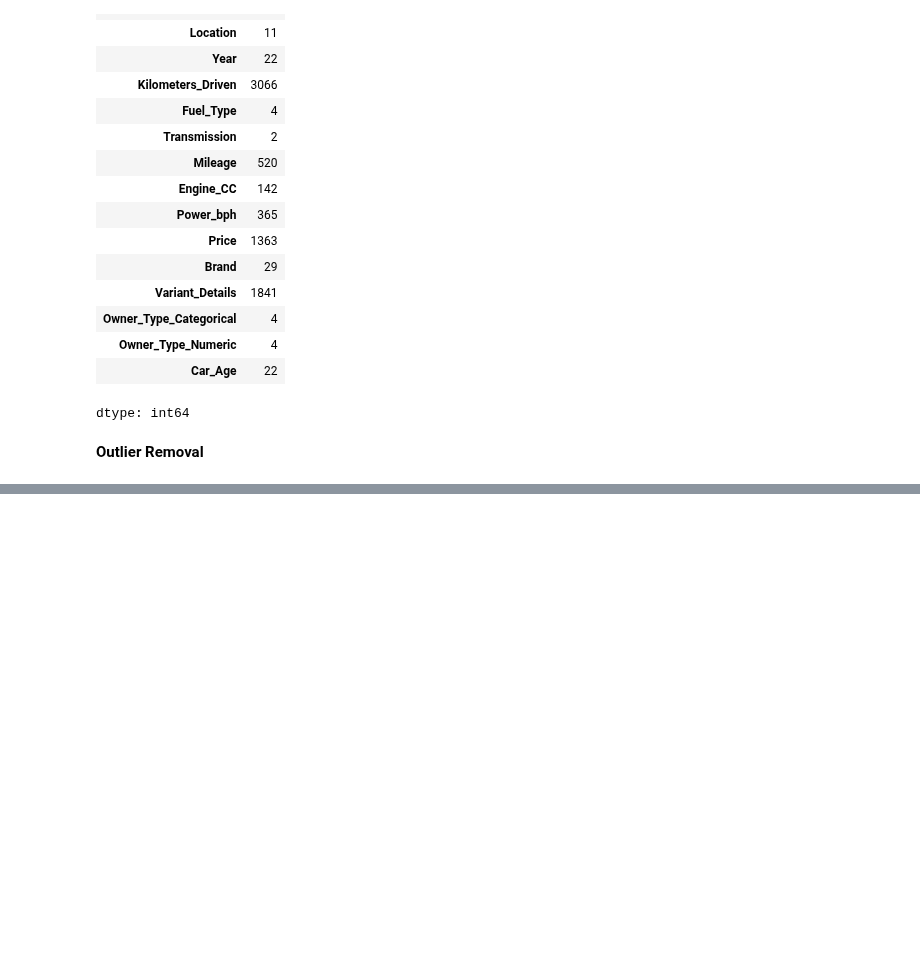
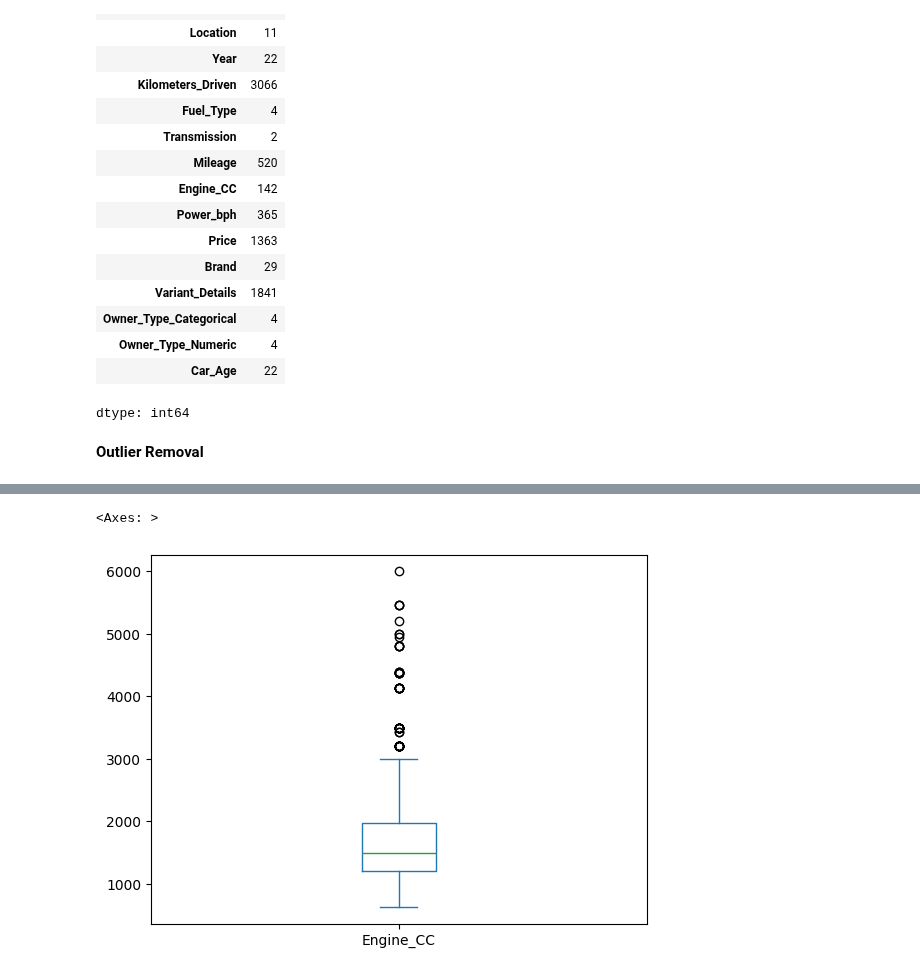
Before and after one commit to safakan/CCTB_repo_safak_atakan_celik, a Jupyter notebook: DEA113/Assignment4/Assignment4_EDA_Kaggle.ipynb, the cells around one changed output, grey strips where cells are left out. Cells and saved outputs as stored; diff of their text form; code cells hidden in the pictures; blank space fills up the shorter version.

```diff
--- a/DEA113/Assignment4/Assignment4_EDA_Kaggle.ipynb
+++ b/DEA113/Assignment4/Assignment4_EDA_Kaggle.ipynb
@@ -674,0 +624,5 @@ data[data["Mileage"].isnull()]
+# %%
+data["Engine_CC"].plot(kind="box")
+# %% [output]
+<Axes: >
+[figure, added]
```
Also changed, not shown: parts of 32 cells of this notebook.
